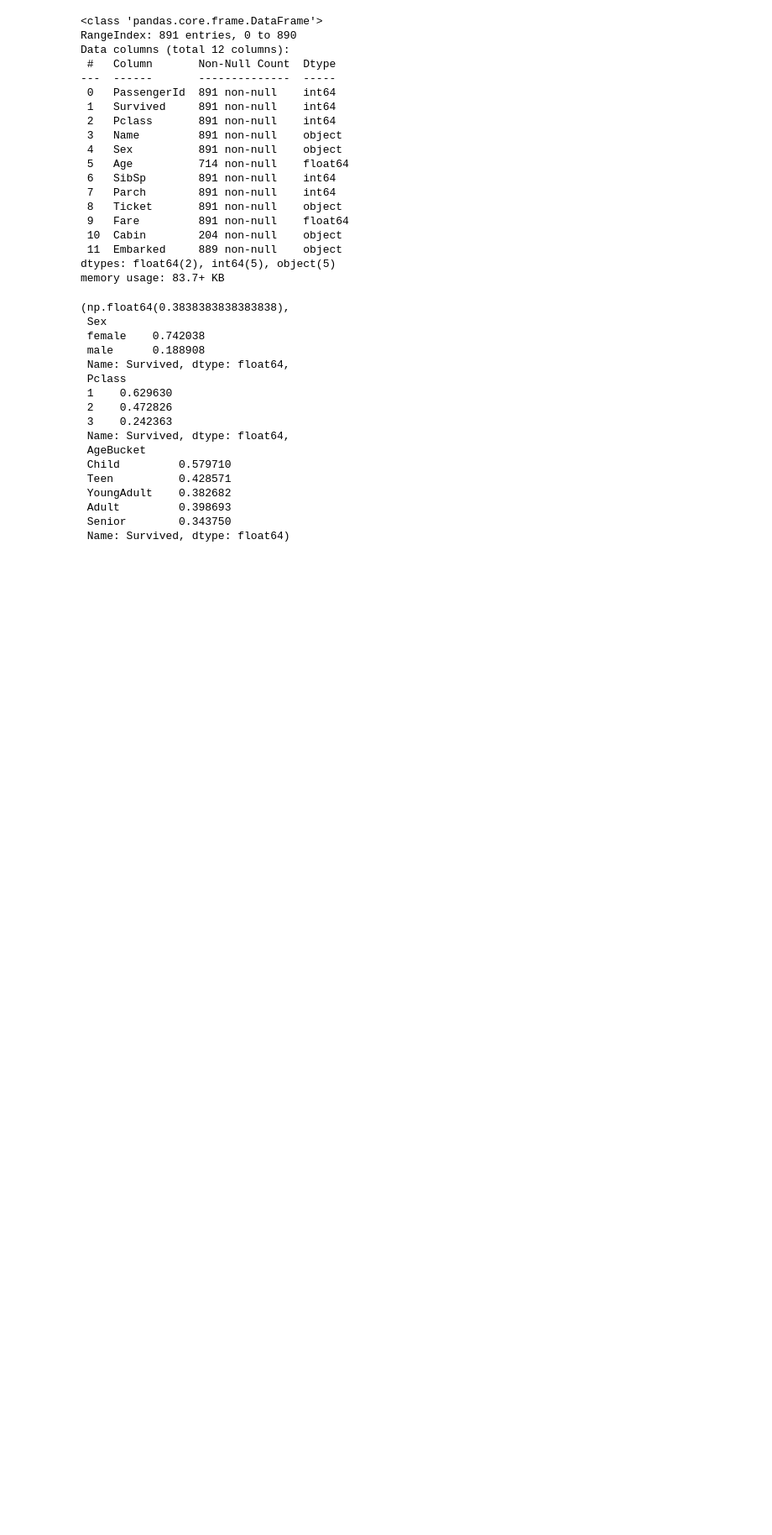
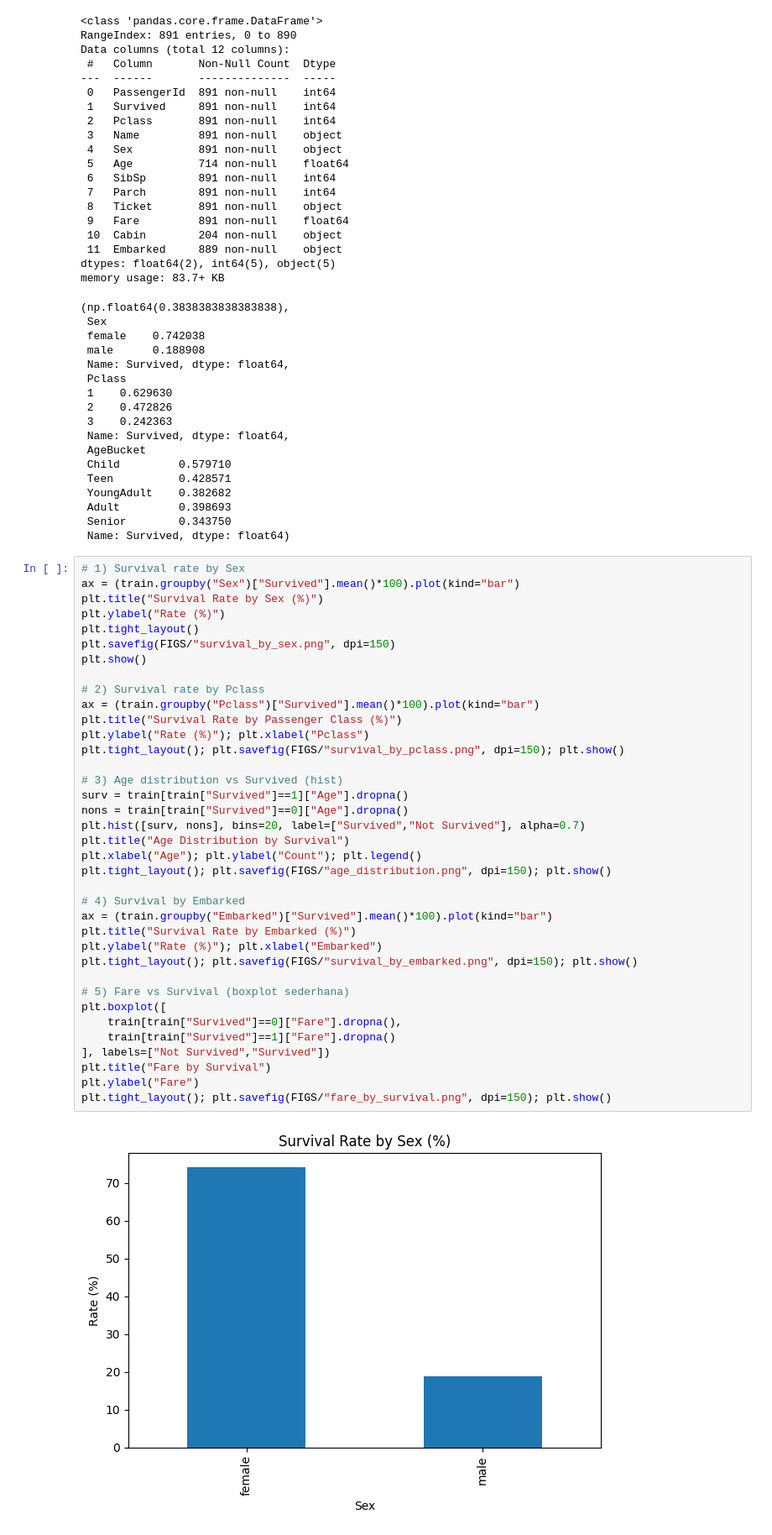
Before and after one commit to kardi06/ai-portfolio, a Jupyter notebook: 01-ml-basic/2-eda-titanic/notebooks/eda_titanic.ipynb, the cells around one changed output. Shown: that part at 84% size. Drawn from its saved outputs; the diff is of its cells as text; blank space fills up the shorter version.

Commit message:
Update EDA notebook for Titanic dataset with new visualizations and fix execution counts; add generated figures for survival analysis by sex, class, embarked, and age distribution.

```diff
--- a/01-ml-basic/2-eda-titanic/notebooks/eda_titanic.ipynb
+++ b/01-ml-basic/2-eda-titanic/notebooks/eda_titanic.ipynb
@@ -71,3 +71,42 @@ memory usage: 83.7+ KB
  Adult         0.398693
  Senior        0.343750
  Name: Survived, dtype: float64)
+# %%
+# 1) Survival rate by Sex
+ax = (train.groupby("Sex")["Survived"].mean()*100).plot(kind="bar")
+plt.title("Survival Rate by Sex (%)")
+plt.ylabel("Rate (%)")
+plt.tight_layout()
+plt.savefig(FIGS/"survival_by_sex.png", dpi=150)
+plt.show()
+
+# 2) Survival rate by Pclass
+ax = (train.groupby("Pclass")["Survived"].mean()*100).plot(kind="bar")
+plt.title("Survival Rate by Passenger Class (%)")
+plt.ylabel("Rate (%)"); plt.xlabel("Pclass")
+plt.tight_layout(); plt.savefig(FIGS/"survival_by_pclass.png", dpi=150); plt.show()
+
+# 3) Age distribution vs Survived (hist)
+surv = train[train["Survived"]==1]["Age"].dropna()
+nons = train[train["Survived"]==0]["Age"].dropna()
+plt.hist([surv, nons], bins=20, label=["Survived","Not Survived"], alpha=0.7)
+plt.title("Age Distribution by Survival")
+plt.xlabel("Age"); plt.ylabel("Count"); plt.legend()
+plt.tight_layout(); plt.savefig(FIGS/"age_distribution.png", dpi=150); plt.show()
+
+# 4) Survival by Embarked
+ax = (train.groupby("Embarked")["Survived"].mean()*100).plot(kind="bar")
+plt.title("Survival Rate by Embarked (%)")
+plt.ylabel("Rate (%)"); plt.xlabel("Embarked")
+plt.tight_layout(); plt.savefig(FIGS/"survival_by_embarked.png", dpi=150); plt.show()
+
+# 5) Fare vs Survival (boxplot sederhana)
+plt.boxplot([
+    train[train["Survived"]==0]["Fare"].dropna(),
+    train[train["Survived"]==1]["Fare"].dropna()
+], labels=["Not Survived","Survived"])
+plt.title("Fare by Survival")
+plt.ylabel("Fare")
+plt.tight_layout(); plt.savefig(FIGS/"fare_by_survival.png", dpi=150); plt.show()
+# %% [output]
+[figure, added]
```
Also changed, not shown: parts of 1 cell of this notebook, 5 other files.
